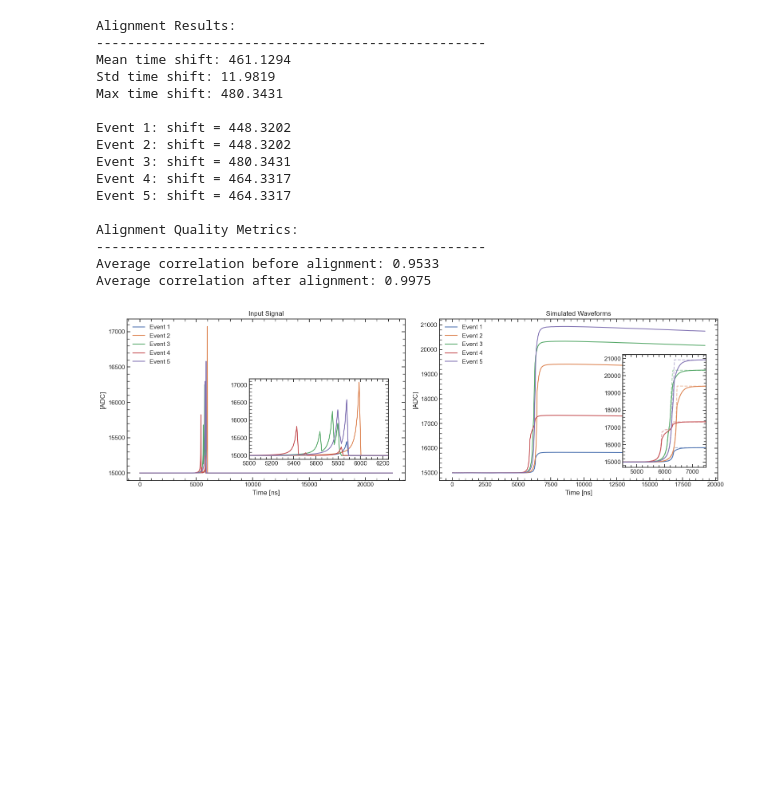
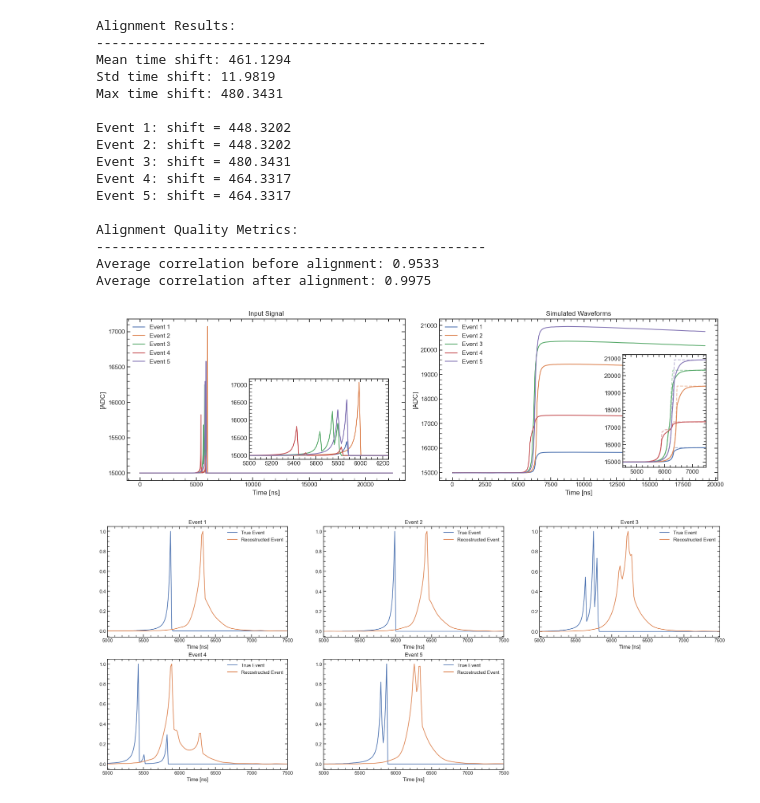
Before and after one commit to GaudioRf/JFETModel, a Jupyter notebook: freq_filters/freq_resp_cc4.ipynb, the cells around one changed output. Cells and saved outputs as stored; diff of their text form; code cells hidden in the pictures; blank space fills up the shorter version.

```diff
--- a/freq_filters/freq_resp_cc4.ipynb
+++ b/freq_filters/freq_resp_cc4.ipynb
@@ -996,8 +989,12 @@ n_plots = int(wfs.shape[0])
 
 final_waveforms = np.zeros(signal_filtred_cutted.shape)
 
+w_1 = 0.3
+w_2 = 1 - w_1
+
+
 for i in range(final_waveforms.shape[0]):
-    final_waveforms[i,:] = (aligned_wfs[i,:] + signal_filtred_cutted[i,:])/2
+    final_waveforms[i,:] =  w_1 * aligned_wfs[i,:] +  w_2 * signal_filtred_cutted[i,:]
 
 plt.figure(figsize=(20, 12))
 for i in range(n_plots):
@@ -1014,7 +1011,6 @@ for i in range(n_plots):
     plt.ylabel('[ADC]')
     plt.title(f'Event {i+1}')
     plt.legend(fontsize=8, frameon=False)
-
 
 plt.tight_layout()
 plt.show()
@@ -1123,3 +1119,18 @@ plt.tight_layout()
 plt.show()
 # %% [output]
 [figure]
+# %%
+x = np.arange(final_waveforms.shape[1])
+recostructed_signal = np.gradient(final_waveforms, x, axis=1)
+
+plt.figure(figsize=(25,10))
+for i in range(recostructed_signal.shape[0]):
+    plt.subplot(2, 3, i+1)
+    plt.title(f"Event {i+1}")
+    plt.plot(data_time,voltage_ADC[i]/np.max(voltage_ADC[i]), label='True Event')
+    plt.plot(time_signal_filtred_cutted, recostructed_signal[i]/np.max(recostructed_signal[i]), label='Recostructed Event')
+    plt.xlim(5000, 7500)
+    plt.xlabel("Time [ns]")
+    plt.legend(frameon=False);
+# %% [output]
+[figure, added]
```
Also changed, not shown: parts of 9 cells of this notebook.
